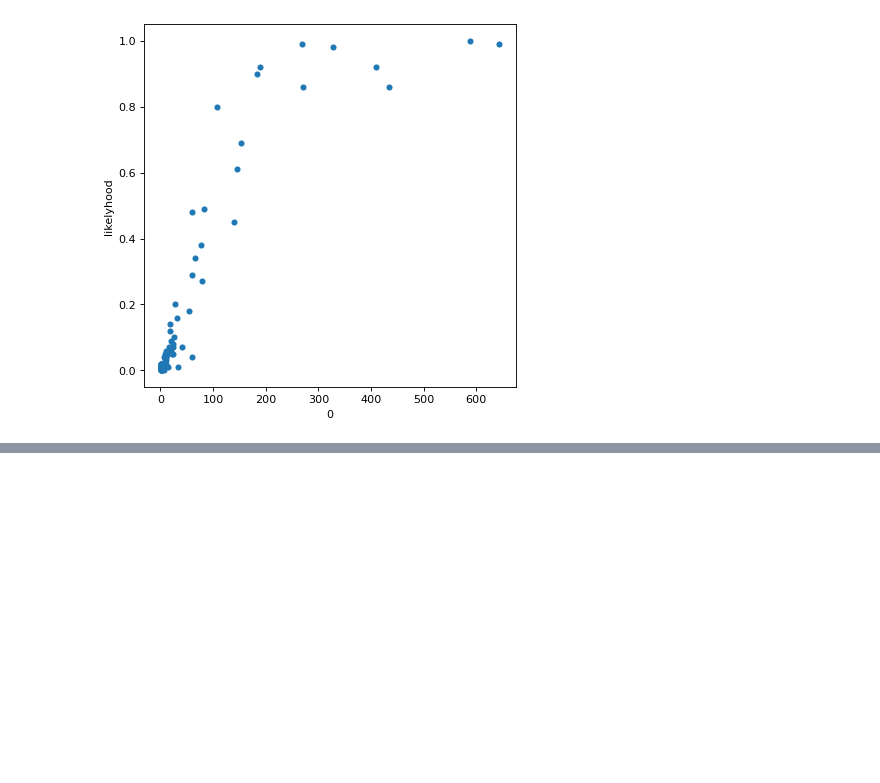
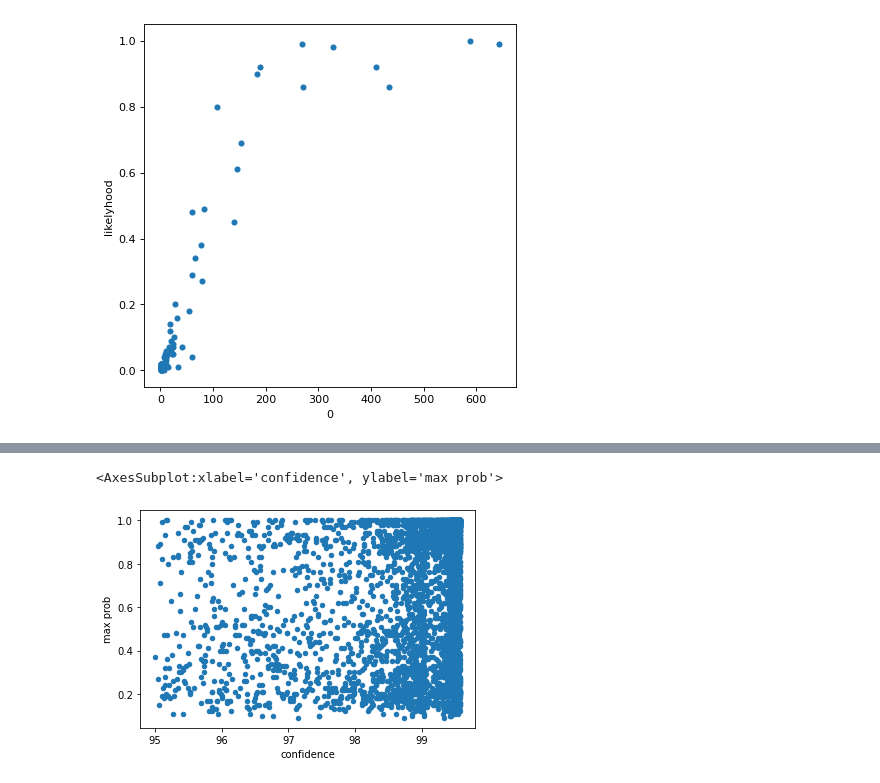
Before and after one commit to ggdhines/historical-transcriptions, a Jupyter notebook: notebooks/ocr followup.ipynb, the cells around one changed output, grey strips where cells are left out. Saved outputs shown, nothing was run; the diff lists cells and outputs as text; code cells hidden in the pictures; blank space fills up the shorter version.

```diff
--- a/notebooks/ocr followup.ipynb
+++ b/notebooks/ocr followup.ipynb
@@ -596,0 +621,10 @@ plt.show()
+# %%
+most_likely = np.argmax(probabilities,axis=1)
+inverse = [c[-1] for c in enc.get_feature_names()]
+most_likely = [inverse[i] for i in most_likely]
+results_df["most_likely"] = most_likely
+# %%
+results_df.plot.scatter(x="confidence",y="max prob")
+# %% [output]
+<AxesSubplot:xlabel='confidence', ylabel='max prob'>
+[figure, added]
```
Also changed, not shown: parts of 9 cells of this notebook.
